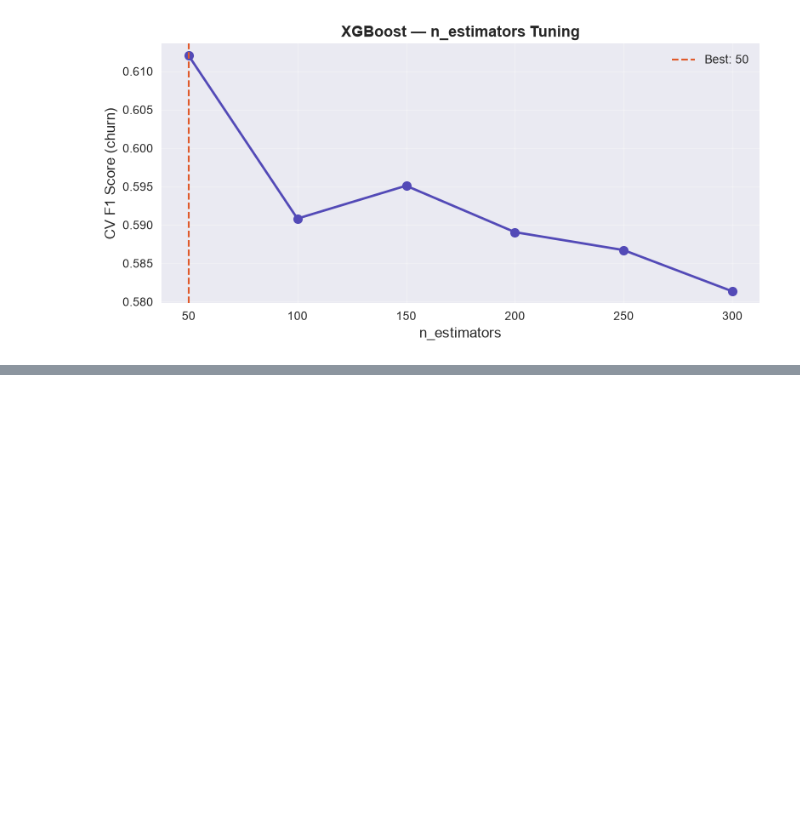
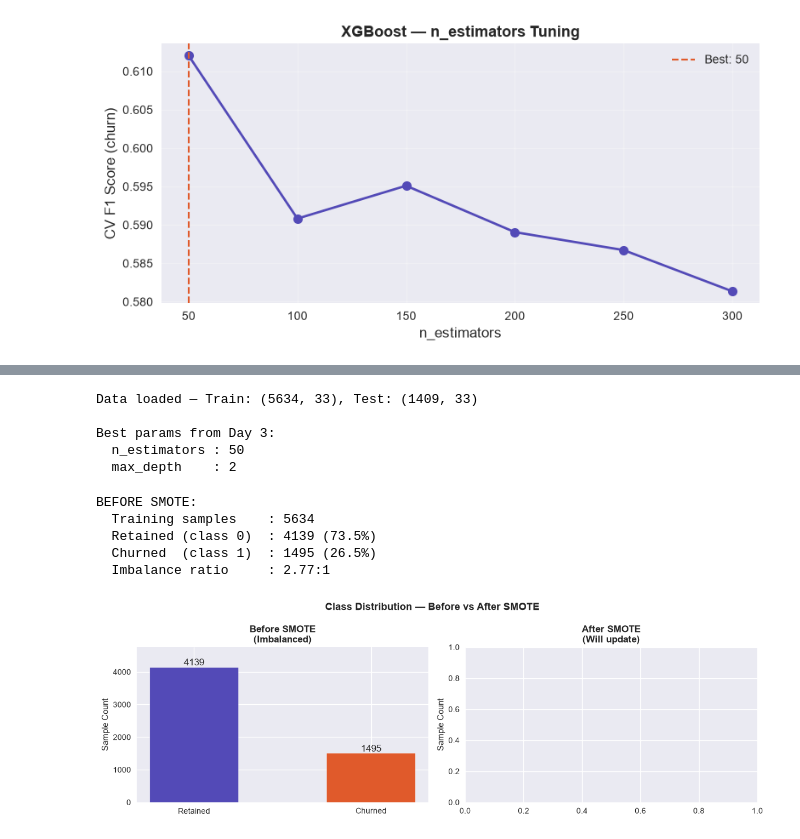
Before and after one commit to Kasak02/churn-predictor, a Jupyter notebook: 05_model_training.ipynb, the cells around one changed output, grey strips where cells are left out. Saved outputs shown, nothing was run; the diff lists cells and outputs as text; code cells hidden in the pictures; blank space fills up the shorter version.

```diff
--- a/05_model_training.ipynb
+++ b/05_model_training.ipynb
@@ -825,0 +1180,77 @@ Best n_estimators: 50 (CV F1: 0.6120)
+# %%
+# day4 reload everything
+import pandas as pd
+import numpy as np
+import matplotlib.pyplot as plt
+import seaborn as sns
+import joblib
+import json
+import warnings
+warnings.filterwarnings('ignore')
+
+from xgboost import XGBClassifier
+from imblearn.over_sampling import SMOTE
+from sklearn.metrics import (accuracy_score, f1_score, roc_auc_score,
+                              confusion_matrix, classification_report,
+                              roc_curve)
+
+plt.style.use('seaborn-v0_8')
+
+# Load saved splits
+X_train_proc = np.load('models/X_train_proc.npy')
+X_test_proc  = np.load('models/X_test_proc.npy')
+y_train      = np.load('models/y_train.npy')
+y_test       = np.load('models/y_test.npy')
+
+with open('models/feature_names.json') as f:
+    feature_names = json.load(f)
+
+with open('models/xgb_best_params.json') as f:
+    best_params = json.load(f)
+
+results_df = pd.read_csv('reports/model_results.csv')
+
+print(f"Data loaded — Train: {X_train_proc.shape}, Test: {X_test_proc.shape}")
+print(f"\nBest params from Day 3:")
+print(f"  n_estimators : {best_params['n_estimators']}")
+print(f"  max_depth    : {best_params['max_depth']}")
+# %% [output]
+Data loaded — Train: (5634, 33), Test: (1409, 33)
+
+Best params from Day 3:
+  n_estimators : 50
+  max_depth    : 2
+# %%
+# visualise the imbalance problem clearly
+print("BEFORE SMOTE:")
+print(f"  Training samples    : {len(y_train)}")
+print(f"  Retained (class 0)  : {(y_train==0).sum()} ({(y_train==0).mean()*100:.1f}%)")
+print(f"  Churned  (class 1)  : {(y_train==1).sum()} ({(y_train==1).mean()*100:.1f}%)")
+print(f"  Imbalance ratio     : {(y_train==0).sum() / (y_train==1).sum():.2f}:1")
+
+fig, axes = plt.subplots(1, 2, figsize=(12, 4))
+
+# Before SMOTE
+before_counts = [(y_train==0).sum(), (y_train==1).sum()]
+axes[0].bar(['Retained', 'Churned'], before_counts,
+            color=['#534AB7', '#E05A2B'], edgecolor='white', width=0.5)
+axes[0].bar_label(axes[0].containers[0], fmt='%d', fontsize=12)
+axes[0].set_title('Before SMOTE\n(Imbalanced)', fontweight='bold')
+axes[0].set_ylabel('Sample Count')
+axes[0].set_ylim(0, max(before_counts) * 1.15)
+
+# Placeholder for after SMOTE — will fill after applying
+axes[1].set_title('After SMOTE\n(Will update)', fontweight='bold')
+axes[1].set_ylabel('Sample Count')
+
+plt.suptitle('Class Distribution — Before vs After SMOTE',
+             fontsize=13, fontweight='bold')
+plt.tight_layout()
+plt.show()
+# %% [output]
+BEFORE SMOTE:
+  Training samples    : 5634
+  Retained (class 0)  : 4139 (73.5%)
+  Churned  (class 1)  : 1495 (26.5%)
+  Imbalance ratio     : 2.77:1
+[figure, added]
```
Also changed, not shown: parts of 22 cells of this notebook, 7 other files.
